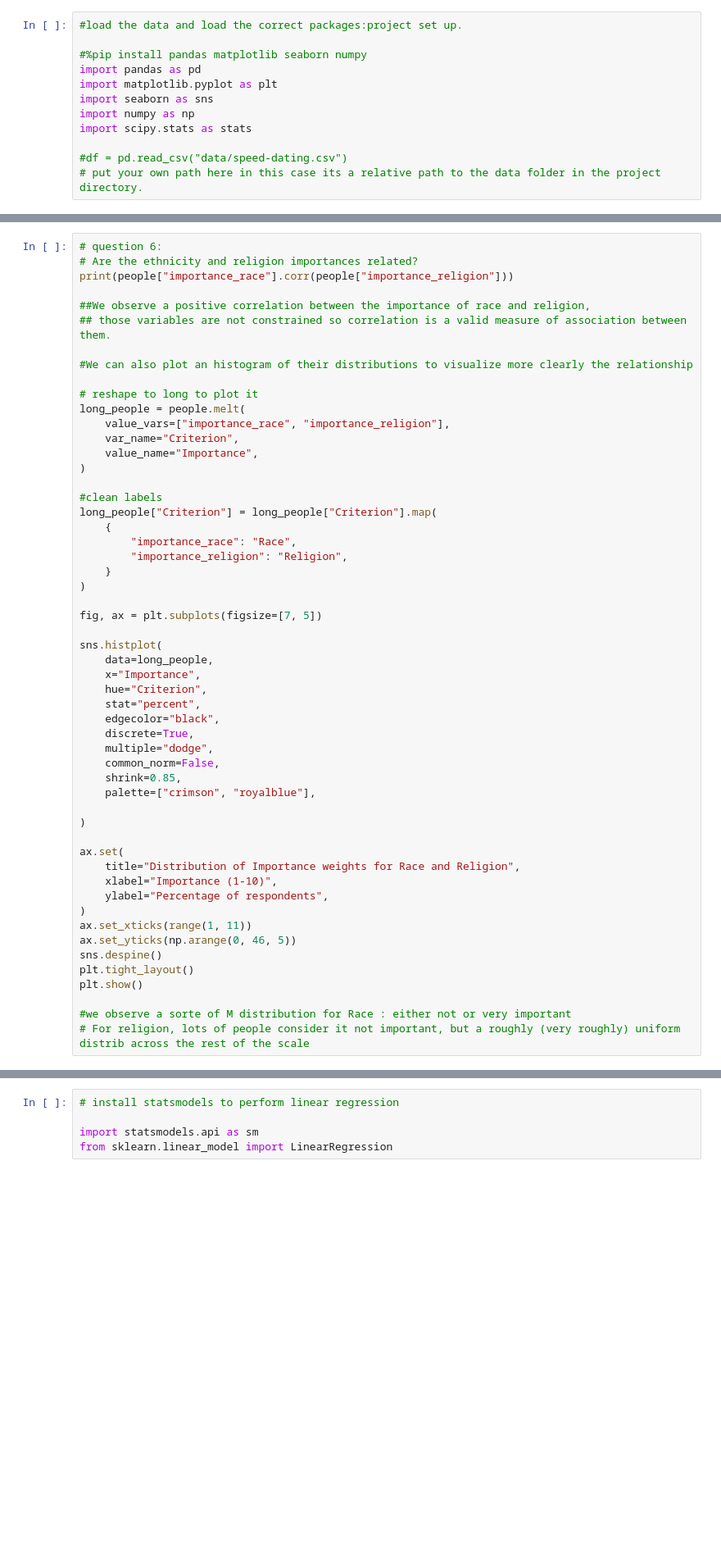
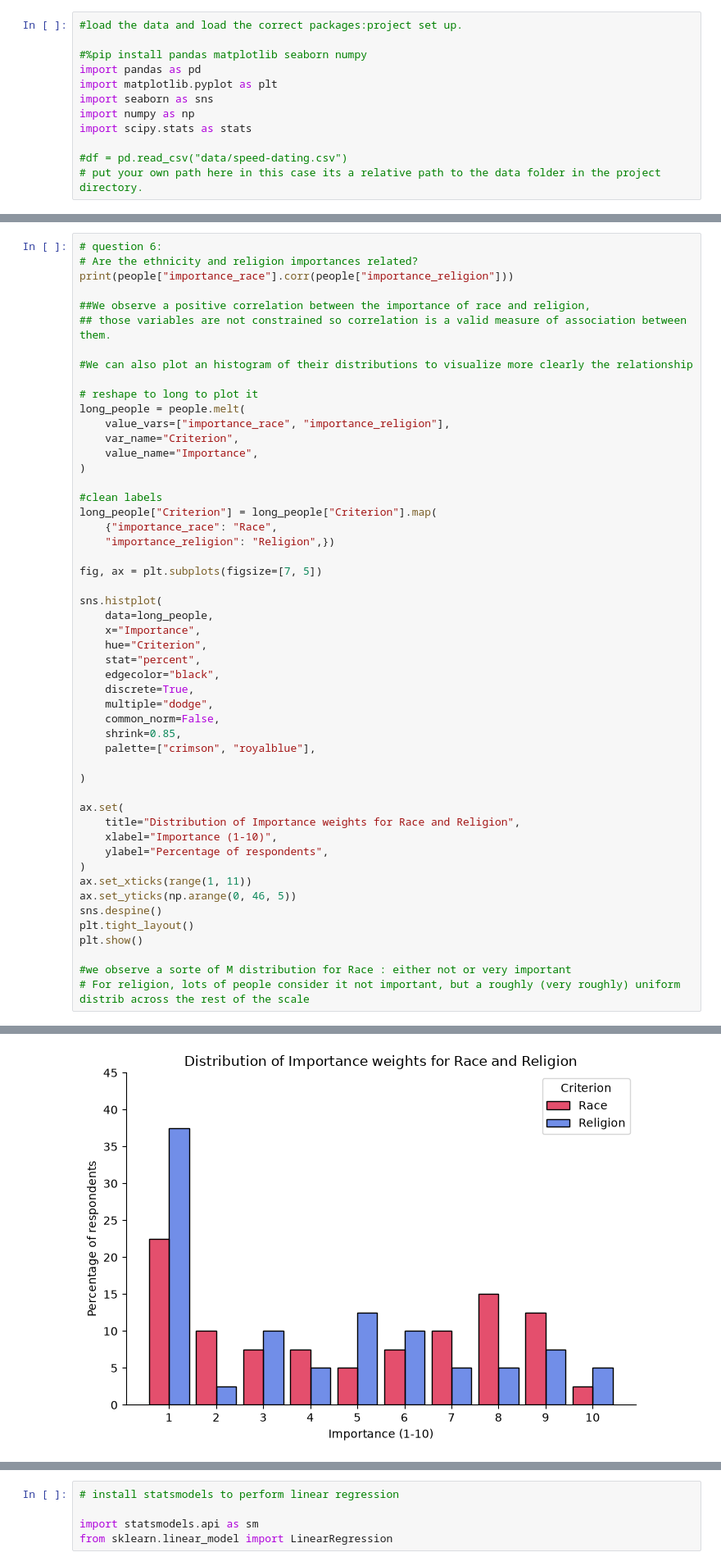
Before and after one commit to LoicLebrec/pythontask11chabrolebrec, a Jupyter notebook: scripts/questions_notebook_version.ipynb, the cells around one changed output, grey strips where cells are left out. Shown at 82% size. Cells and saved outputs as stored; diff of their text form; blank space fills up the shorter version.

```diff
--- a/scripts/questions_notebook_version.ipynb
+++ b/scripts/questions_notebook_version.ipynb
@@ -222,11 +301,8 @@ long_people = people.melt(
 
 #clean labels
 long_people["Criterion"] = long_people["Criterion"].map(
-    {
-        "importance_race": "Race",
-        "importance_religion": "Religion",
-    }
-)
+    {"importance_race": "Race",
+    "importance_religion": "Religion",})
 
 fig, ax = plt.subplots(figsize=[7, 5])
 
@@ -257,3 +333,4 @@ plt.show()
 
 #we observe a sorte of M distribution for Race : either not or very important
 # For religion, lots of people consider it not important, but a roughly (very roughly) uniform distrib across the rest of the scale
+# %% [output]
@@ -260,3 +338,4 @@ plt.show()
+[figure, added]
 # %%
 #Question 7 :
 # What are the variables that influence compatibility between two persons the most?
```
Also changed, not shown: parts of 11 cells of this notebook.
